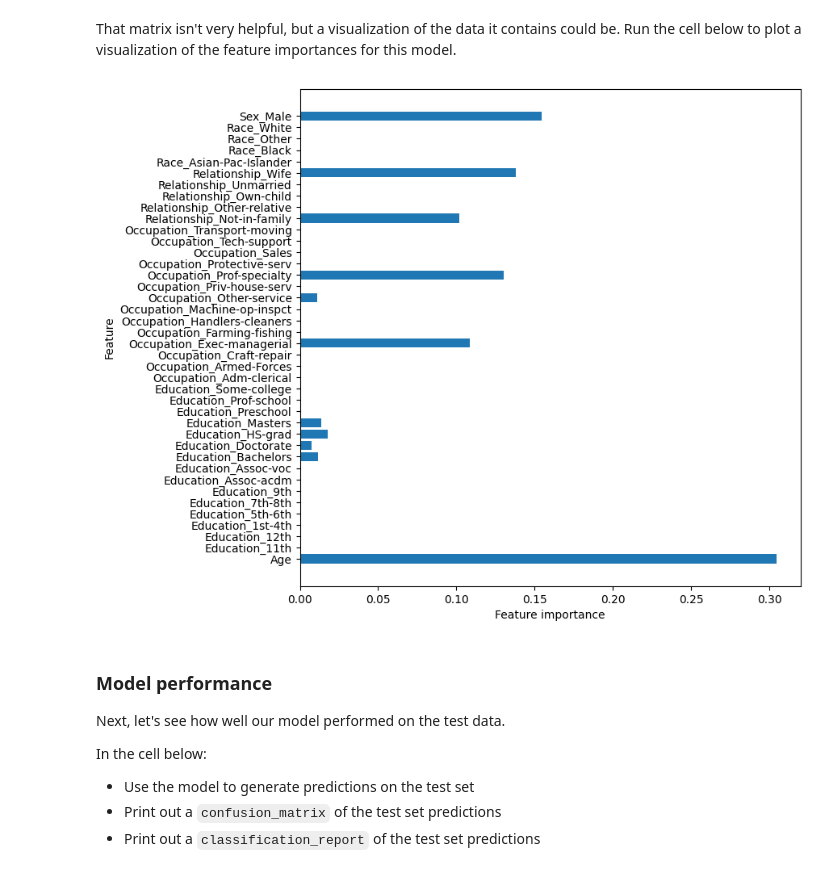
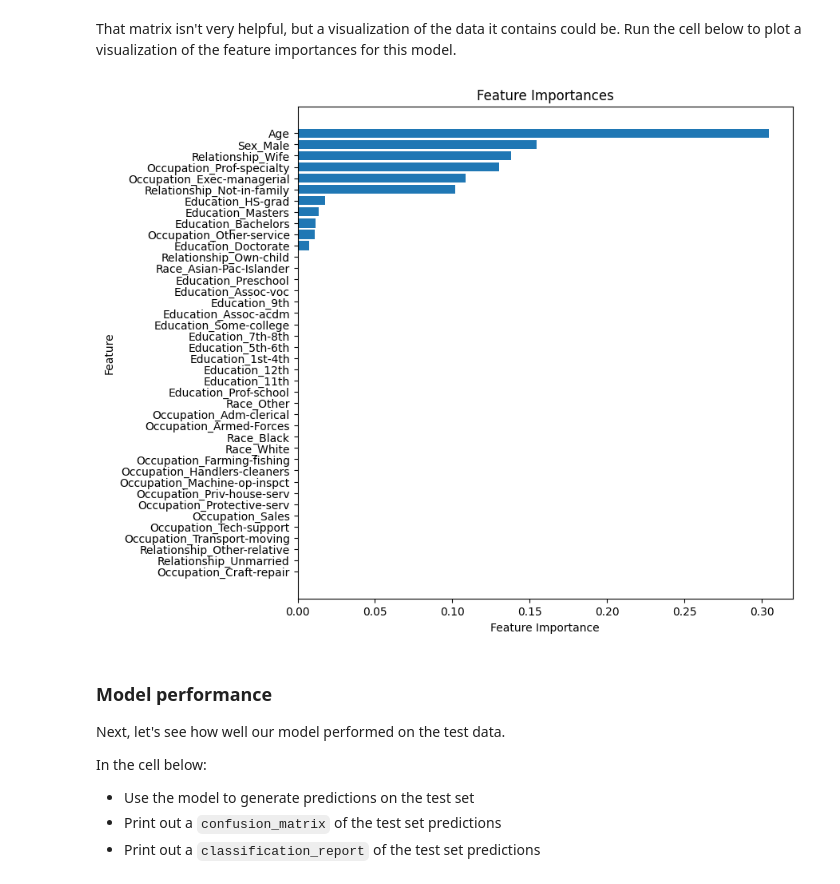
Before and after one commit to Philipmwasi/DSC-Gen-Labs, a Jupyter notebook: dsc-tree-ensembles-random-forests-lab-master/index.ipynb, the cells around one changed output. Cells and saved outputs as stored; diff of their text form; code cells hidden in the pictures.

```diff
--- a/dsc-tree-ensembles-random-forests-lab-master/index.ipynb
+++ b/dsc-tree-ensembles-random-forests-lab-master/index.ipynb
@@ -152,16 +153,30 @@ array([0.30446918, 0.        , 0.        , 0.        , 0.        ,
 That matrix isn't very helpful, but a visualization of the data it contains could be.  Run the cell below to plot a visualization of the feature importances for this model.
 # %%
 def plot_feature_importances(model):
+    # Get the feature importances and feature names
+    feature_importances = model.feature_importances_
+    feature_names = data_train.columns.values
+
+    # Sort the features by importance
+    sorted_idx = np.argsort(feature_importances)[::-1]  # Indices for sorting in descending order
+    sorted_importances = feature_importances[sorted_idx]
+    sorted_features = feature_names[sorted_idx]
+
+    # Plot the feature importances
     n_features = data_train.shape[1]
-    plt.figure(figsize=(8,8))
-    plt.barh(range(n_features), model.feature_importances_, align='center')
-    plt.yticks(np.arange(n_features), data_train.columns.values)
-    plt.xlabel('Feature importance')
+    plt.figure(figsize=(8, 8))
+    plt.barh(range(n_features), sorted_importances, align='center')
+    plt.yticks(np.arange(n_features), sorted_features)
+    plt.gca().invert_yaxis()  # Invert y-axis to display the most important feature at the top
+    plt.xlabel('Feature Importance')
     plt.ylabel('Feature')
+    plt.title('Feature Importances')
+    plt.show()
+
 
 plot_feature_importances(tree_clf)
 # %% [output]
-[figure, old version]
+[figure, new version]
 # %% [markdown]
 ### Model performance
 
```
Also changed, not shown: parts of 17 cells of this notebook.
